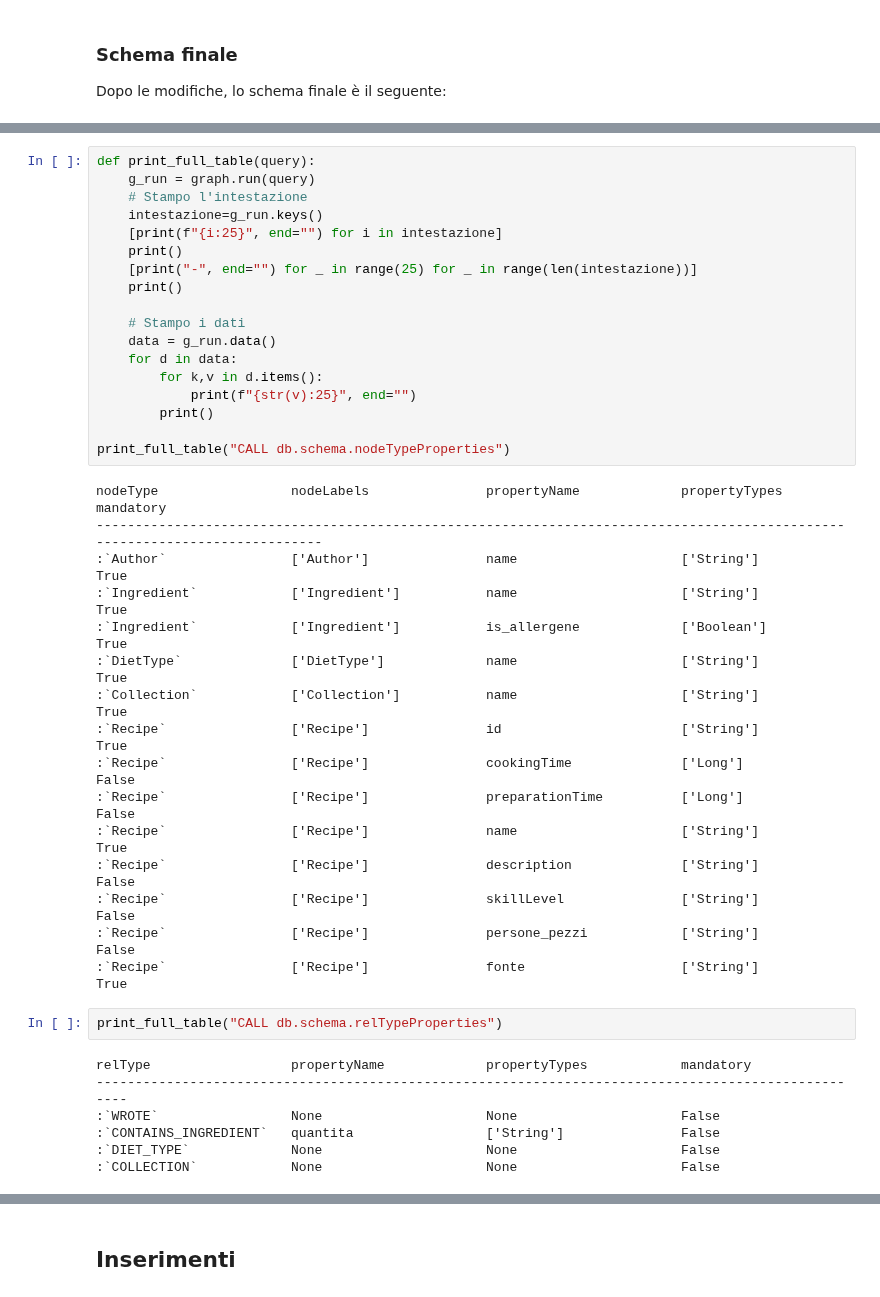
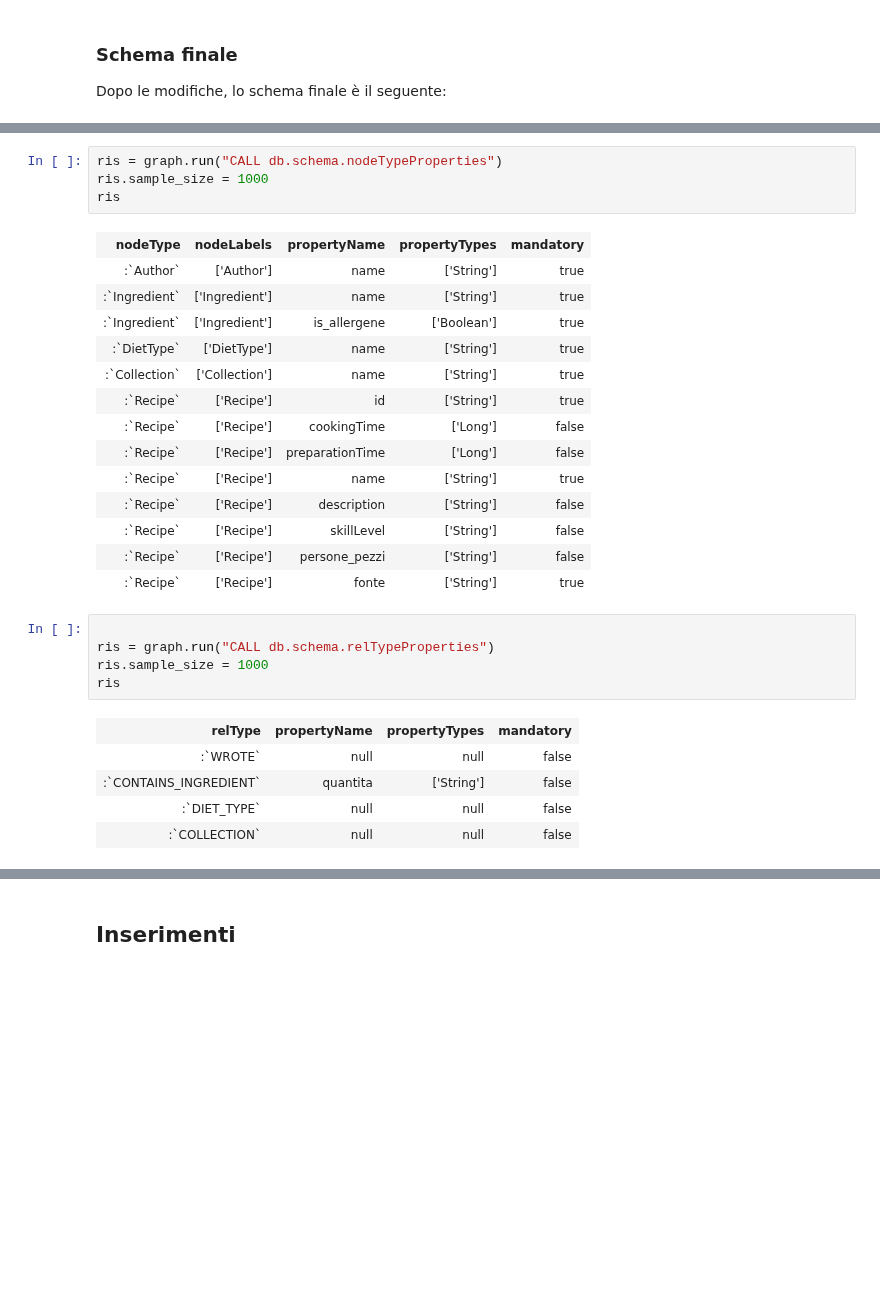
Before and after one commit to ElenaCurti/big-data, a Jupyter notebook: Attivita_04_Neo4j/app.ipynb, the cells around one changed output, grey strips where cells are left out. Drawn from its saved outputs; the diff is of its cells as text; blank space fills up the shorter version.

Commit message:
attivita 4: aggiunte varie query

```diff
--- a/Attivita_04_Neo4j/app.ipynb
+++ b/Attivita_04_Neo4j/app.ipynb
@@ -320,48 +320,35 @@ graph.run(" CREATE INDEX IF NOT EXISTS FOR (n:Recipe) ON (n.name);")
 Dopo le modifiche, lo schema finale è il seguente:
 # %% [markdown]
 ![schema](img/db_schema_finale.png)
-# %%
-def print_full_table(query):
-    g_run = graph.run(query)
-    # Stampo l'intestazione
-    intestazione=g_run.keys()
-    [print(f"{i:25}", end="") for i in intestazione]
-    print()
-    [print("-", end="") for _ in range(25) for _ in range(len(intestazione))]
-    print()
-
-    # Stampo i dati
-    data = g_run.data()
-    for d in data:
-        for k,v in d.items():
-            print(f"{str(v):25}", end="")
-        print()
-
-print_full_table("CALL db.schema.nodeTypeProperties")
-# %% [output]
-nodeType                 nodeLabels               propertyName             propertyTypes            mandatory
------------------------------------------------------------------------------------------------------------------------------
-:`Author`                ['Author']               name                     ['String']               True
-:`Ingredient`            ['Ingredient']           name                     ['String']               True
-:`Ingredient`            ['Ingredient']           is_allergene             ['Boolean']              True
-:`DietType`              ['DietType']             name                     ['String']               True
-:`Collection`            ['Collection']           name                     ['String']               True
-:`Recipe`                ['Recipe']               id                       ['String']               True
-:`Recipe`                ['Recipe']               cookingTime              ['Long']                 False
-:`Recipe`                ['Recipe']               preparationTime          ['Long']                 False
-:`Recipe`                ['Recipe']               name                     ['String']               True
-:`Recipe`                ['Recipe']               description              ['String']               False
-:`Recipe`                ['Recipe']               skillLevel               ['String']               False
-:`Recipe`                ['Recipe']               persone_pezzi            ['String']               False
-:`Recipe`                ['Recipe']               fonte                    ['String']               True
+# %%
+ris = graph.run("CALL db.schema.nodeTypeProperties")
+ris.sample_size = 1000
+ris
+# %% [output]
+| nodeType | nodeLabels | propertyName | propertyTypes | mandatory |
+| :`Author` | ['Author'] | name | ['String'] | true |
+| :`Ingredient` | ['Ingredient'] | name | ['String'] | true |
+| :`Ingredient` | ['Ingredient'] | is_allergene | ['Boolean'] | true |
+| :`DietType` | ['DietType'] | name | ['String'] | true |
+| :`Collection` | ['Collection'] | name | ['String'] | true |
+| :`Recipe` | ['Recipe'] | id | ['String'] | true |
+| :`Recipe` | ['Recipe'] | cookingTime | ['Long'] | false |
+| :`Recipe` | ['Recipe'] | preparationTime | ['Long'] | false |
+| :`Recipe` | ['Recipe'] | name | ['String'] | true |
+| :`Recipe` | ['Recipe'] | description | ['String'] | false |
+| :`Recipe` | ['Recipe'] | skillLevel | ['String'] | false |
+| :`Recipe` | ['Recipe'] | persone_pezzi | ['String'] | false |
+| :`Recipe` | ['Recipe'] | fonte | ['String'] | true |
 # %%
-print_full_table("CALL db.schema.relTypeProperties")
+
+ris = graph.run("CALL db.schema.relTypeProperties")
+ris.sample_size = 1000
+ris
 # %% [output]
-relType                  propertyName             propertyTypes            mandatory
-----------------------------------------------------------------------------------------------------
-:`WROTE`                 None                     None                     False
-:`CONTAINS_INGREDIENT`   quantita                 ['String']               False
-:`DIET_TYPE`             None                     None                     False
-:`COLLECTION`            None                     None                     False
+| relType | propertyName | propertyTypes | mandatory |
+| :`WROTE` | null | null | false |
+| :`CONTAINS_INGREDIENT` | quantita | ['String'] | false |
+| :`DIET_TYPE` | null | null | false |
+| :`COLLECTION` | null | null | false |
 # %% [markdown]
 ## Interrogazioni
```
Also changed, not shown: parts of 19 cells of this notebook, 1 other file.
